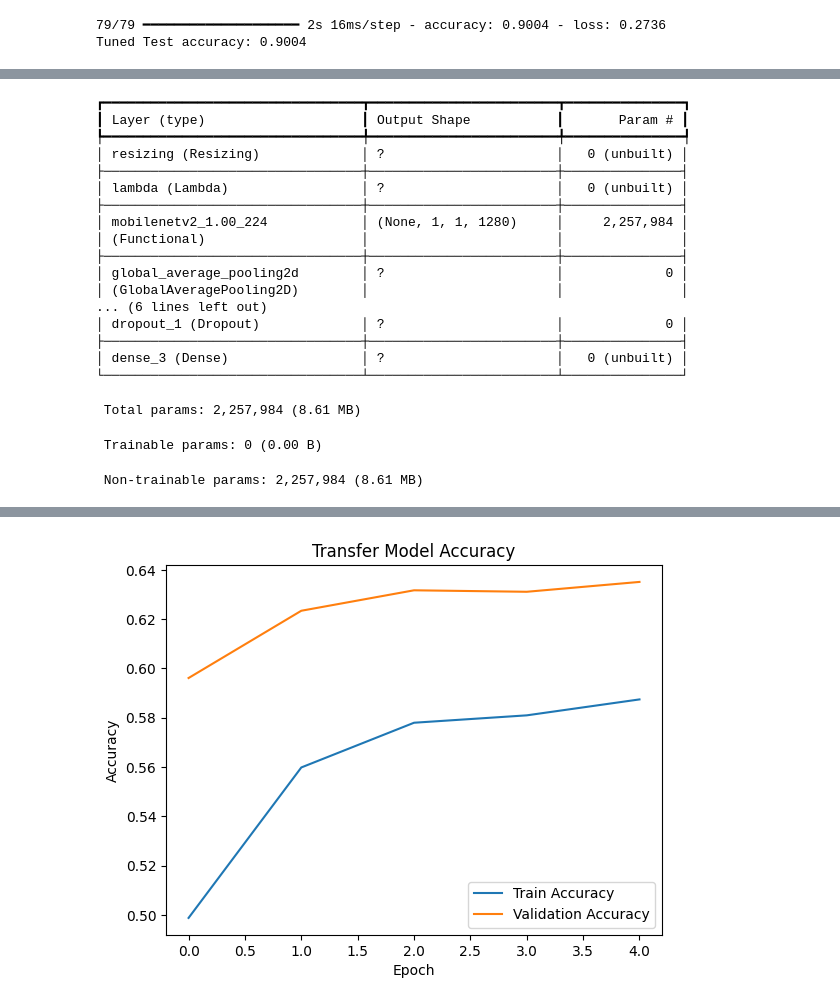
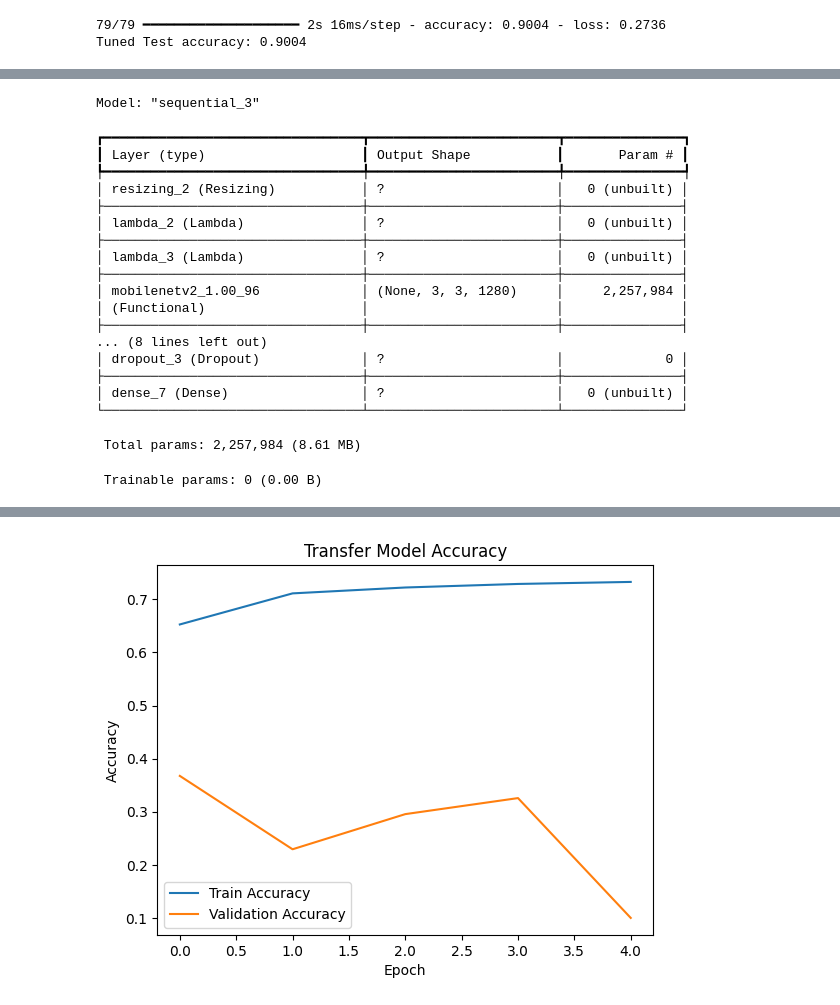
Before and after one commit to ErebusAbyss/fashion-mnist-classification, a Jupyter notebook: fashion_mnist_cnn.ipynb, the cells around one changed output, grey strips where cells are left out. Drawn from its saved outputs; the diff is of its cells as text; code cells hidden in the pictures.

```diff
--- a/fashion_mnist_cnn.ipynb
+++ b/fashion_mnist_cnn.ipynb
@@ -237,17 +241,19 @@ Tuned Test accuracy: 0.9004
 # %%
 from keras.applications import MobileNetV2
 from keras.layers import GlobalAveragePooling2D, Resizing, Lambda
+from keras.applications.mobilenet_v2 import preprocess_input  # For MobileNet normalization
 
 # Pretrained base model (MobileNetV2 from ImageNet)
-base_model = MobileNetV2(weights='imagenet', include_top=False, input_shape=(32, 32, 3))
-base_model.trainable = False  # Freeze base layers to use pre-trained weights
+base_model = MobileNetV2(weights='imagenet', include_top=False, input_shape=(96, 96, 3))
+base_model.trainable = False  # Freeze base layers
 
 # Build transfer model
 transfer_model = keras.Sequential([
-    Resizing(32, 32),  # Resize images to fit MobileNet (from 28x28 to 32x32)
-    Lambda(lambda x: tf.tile(x, [1, 1, 1, 3])),  # Convert grayscale to RGB by repeating channel
+    Resizing(96, 96),  # Resize to 96x96 (better for MobileNet)
+    Lambda(lambda x: tf.tile(x, [1, 1, 1, 3])),  # Grayscale to RGB
+    Lambda(preprocess_input),  # MobileNet-specific normalization ([-1,1])
     base_model,
-    GlobalAveragePooling2D(),  # Pool features
+    GlobalAveragePooling2D(),
     keras.layers.Dense(256, activation='relu'),
     keras.layers.BatchNormalization(),
     keras.layers.Dropout(0.5),
@@ -255,7 +261,7 @@ transfer_model = keras.Sequential([
 ])
 
 transfer_model.compile(
-    optimizer='adam',
+    optimizer=keras.optimizers.Adam(learning_rate=1e-3),  # Slightly higher LR for start
     loss='sparse_categorical_crossentropy',
     metrics=['accuracy']
 )
@@ -265,7 +271,7 @@ transfer_model.summary()
 # Train with augmentation and early stopping
 history_transfer = transfer_model.fit(
     train_generator,
-    epochs=30,  # Fewer epochs needed with transfer
+    epochs=30,
     validation_data=test_generator,
     callbacks=[early_stop]
 )
@@ -273,6 +279,9 @@ history_transfer = transfer_model.fit(
 # Evaluate
 test_loss, test_acc = transfer_model.evaluate(test_generator)
 print(f"Transfer Learning Test accuracy: {test_acc:.4f}")
+
+# Save in .keras format
+transfer_model.save('transfer_fashion_model.keras')
 
 # Plot
 plt.plot(history_transfer.history['accuracy'], label='Train Accuracy')
@@ -287,20 +297,20 @@ Model: "sequential_1"
-┏━━━━━━━━━━━━━━━━━━━━━━━━━━━━━━━━━┳━━━━━━━━━━━━━━━━━━━━━━━━┳━━━━━━━━━━━━━━━┓
-┃ Layer (type)                    ┃ Output Shape           ┃       Param # ┃
-┡━━━━━━━━━━━━━━━━━━━━━━━━━━━━━━━━━╇━━━━━━━━━━━━━━━━━━━━━━━━╇━━━━━━━━━━━━━━━┩
-│ resizing (Resizing)             │ ?                      │   0 (unbuilt) │
-├─────────────────────────────────┼────────────────────────┼───────────────┤
-│ lambda (Lambda)                 │ ?                      │   0 (unbuilt) │
-├─────────────────────────────────┼────────────────────────┼───────────────┤
-│ mobilenetv2_1.00_224            │ (None, 1, 1, 1280)     │     2,257,984 │
-│ (Functional)                    │                        │               │
-├─────────────────────────────────┼────────────────────────┼───────────────┤
-│ global_average_pooling2d        │ ?                      │             0 │
-│ (GlobalAveragePooling2D)        │                        │               │
-... (6 lines left out)
-│ dropout_1 (Dropout)             │ ?                      │             0 │
-├─────────────────────────────────┼────────────────────────┼───────────────┤
-│ dense_3 (Dense)                 │ ?                      │   0 (unbuilt) │
-└─────────────────────────────────┴────────────────────────┴───────────────┘
+Model: "sequential_3"
- Total params: 2,257,984 (8.61 MB)
+┏━━━━━━━━━━━━━━━━━━━━━━━━━━━━━━━━━┳━━━━━━━━━━━━━━━━━━━━━━━━┳━━━━━━━━━━━━━━━┓
+┃ Layer (type)                    ┃ Output Shape           ┃       Param # ┃
+┡━━━━━━━━━━━━━━━━━━━━━━━━━━━━━━━━━╇━━━━━━━━━━━━━━━━━━━━━━━━╇━━━━━━━━━━━━━━━┩
+│ resizing_2 (Resizing)           │ ?                      │   0 (unbuilt) │
+├─────────────────────────────────┼────────────────────────┼───────────────┤
+│ lambda_2 (Lambda)               │ ?                      │   0 (unbuilt) │
+├─────────────────────────────────┼────────────────────────┼───────────────┤
+│ lambda_3 (Lambda)               │ ?                      │   0 (unbuilt) │
+├─────────────────────────────────┼────────────────────────┼───────────────┤
+│ mobilenetv2_1.00_96             │ (None, 3, 3, 1280)     │     2,257,984 │
+│ (Functional)                    │                        │               │
+├─────────────────────────────────┼────────────────────────┼───────────────┤
+... (8 lines left out)
+│ dropout_3 (Dropout)             │ ?                      │             0 │
+├─────────────────────────────────┼────────────────────────┼───────────────┤
+│ dense_7 (Dense)                 │ ?                      │   0 (unbuilt) │
+└─────────────────────────────────┴────────────────────────┴───────────────┘
- Trainable params: 0 (0.00 B)
+ Total params: 2,257,984 (8.61 MB)
- Non-trainable params: 2,257,984 (8.61 MB)
+ Trainable params: 0 (0.00 B)
@@ -319 +330 @@ Transfer Learning Test accuracy: 0.5961
-[figure, old version]
+[figure, new version]
```
Also changed, not shown: parts of 3 cells of this notebook.
